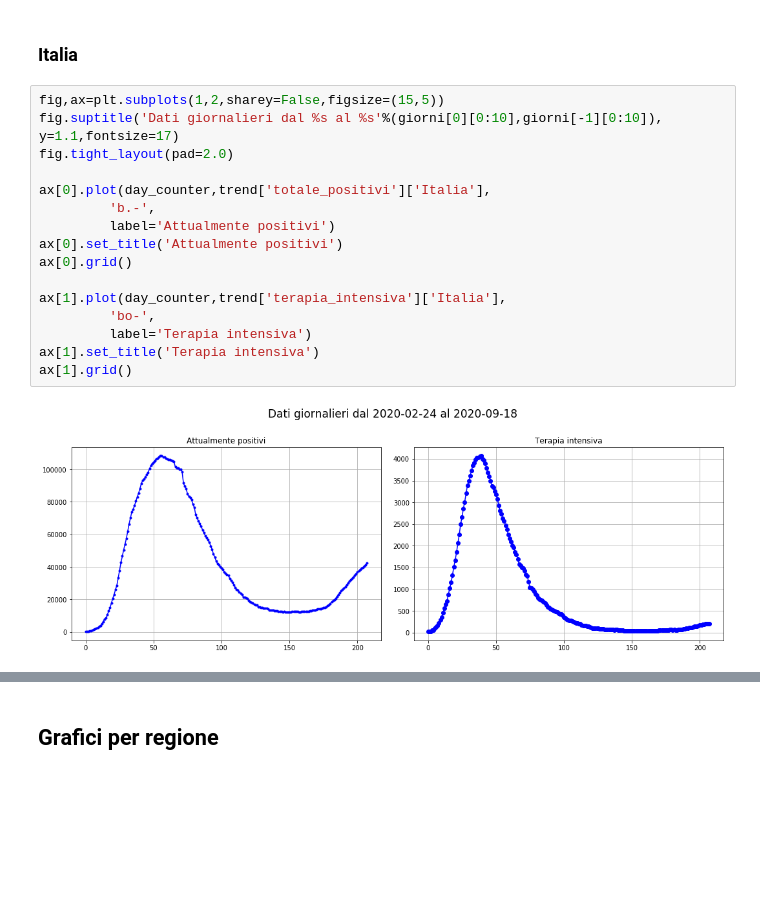
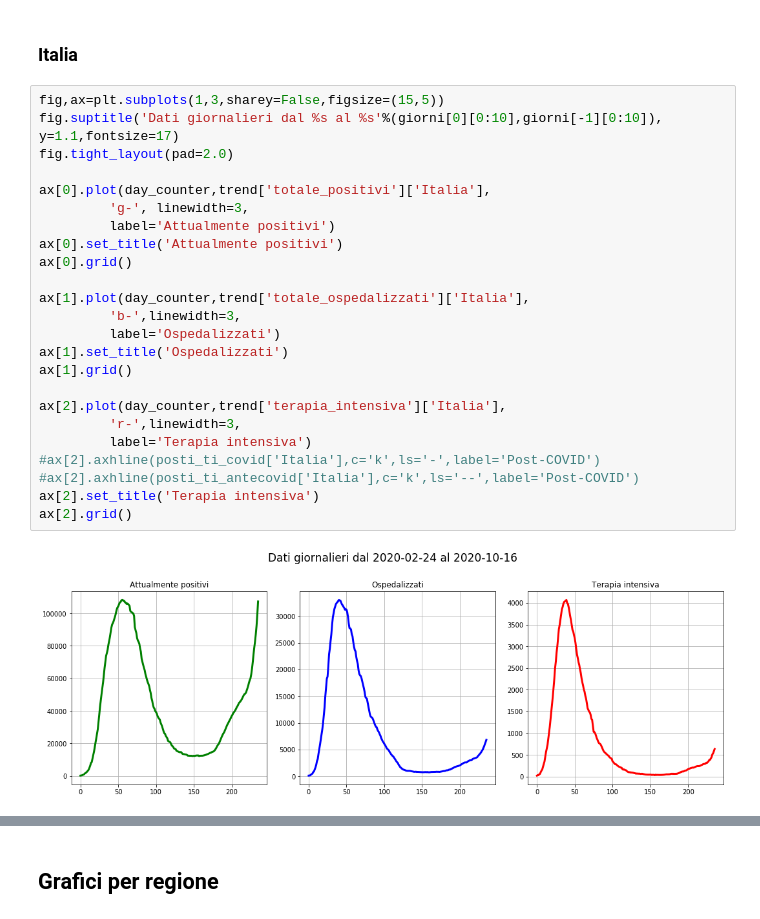
Before and after one commit to taracchi/covid, a Jupyter notebook: analisi_ospedalizzati.ipynb, the cells around one changed output, grey strips where cells are left out. Cells and saved outputs as stored; diff of their text form; blank space fills up the shorter version.

```diff
--- a/analisi_ospedalizzati.ipynb
+++ b/analisi_ospedalizzati.ipynb
@@ -62,21 +65,29 @@ eventi=[scuole_chiuse,lockdown, fase_2]
 # %% [markdown]
 ### Italia
 # %%
-fig,ax=plt.subplots(1,2,sharey=False,figsize=(15,5))
+fig,ax=plt.subplots(1,3,sharey=False,figsize=(15,5))
 fig.suptitle('Dati giornalieri dal %s al %s'%(giorni[0][0:10],giorni[-1][0:10]), y=1.1,fontsize=17)
 fig.tight_layout(pad=2.0)
 
 ax[0].plot(day_counter,trend['totale_positivi']['Italia'],
-         'b.-',
+         'g-', linewidth=3,
          label='Attualmente positivi')
 ax[0].set_title('Attualmente positivi')
 ax[0].grid()
 
-ax[1].plot(day_counter,trend['terapia_intensiva']['Italia'],
-         'bo-',
+ax[1].plot(day_counter,trend['totale_ospedalizzati']['Italia'],
+         'b-',linewidth=3,
+         label='Ospedalizzati')
+ax[1].set_title('Ospedalizzati')
+ax[1].grid()
+
+ax[2].plot(day_counter,trend['terapia_intensiva']['Italia'],
+         'r-',linewidth=3,
          label='Terapia intensiva')
-ax[1].set_title('Terapia intensiva')
-ax[1].grid()
+#ax[2].axhline(posti_ti_covid['Italia'],c='k',ls='-',label='Post-COVID')
+#ax[2].axhline(posti_ti_antecovid['Italia'],c='k',ls='--',label='Post-COVID')
+ax[2].set_title('Terapia intensiva')
+ax[2].grid()
 # %% [output]
-[figure, old version]
+[figure, new version]
 # %%
```
Also changed, not shown: parts of 13 cells of this notebook, 23 other files.
